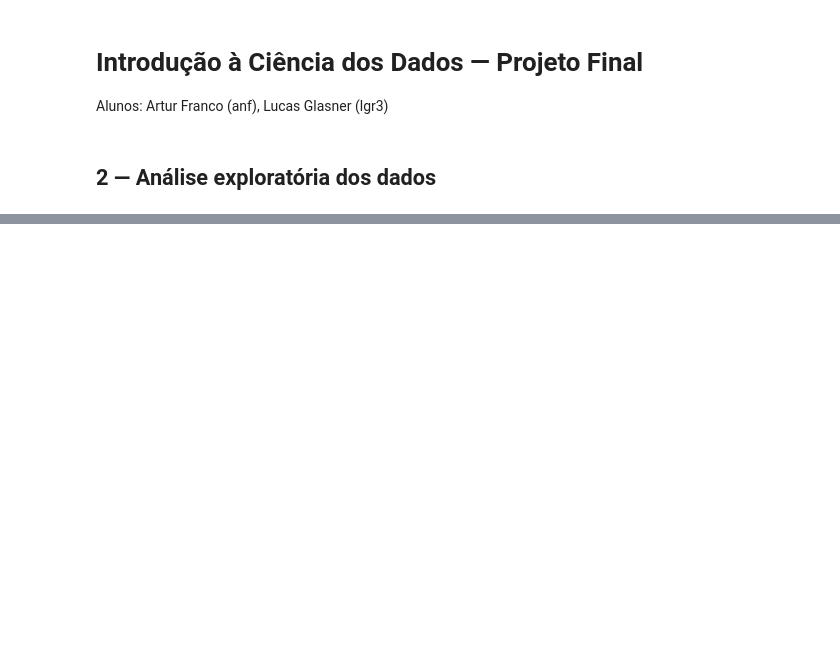
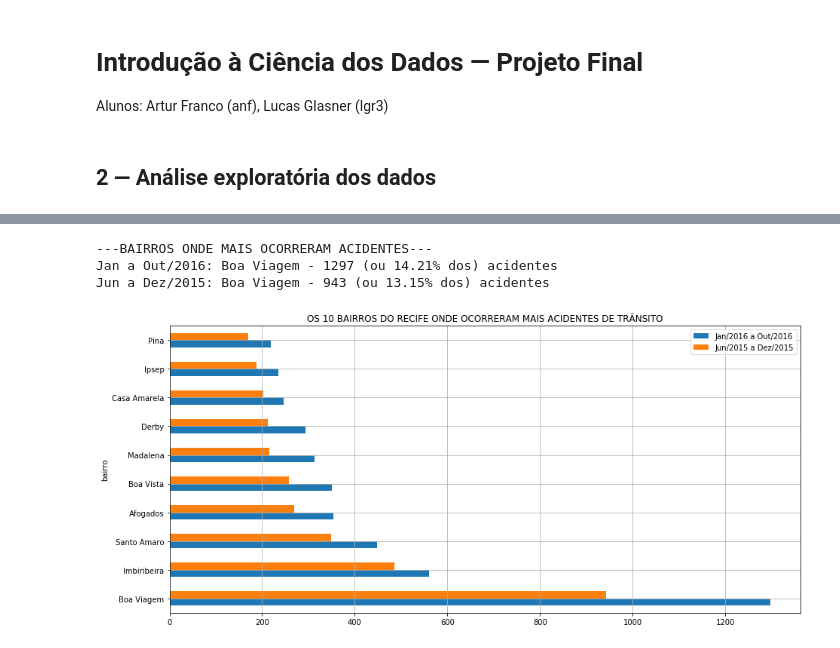
Before and after one commit to if1015-datascience-ufpe/projeto-2017-1-datascienceteam, a Jupyter notebook: 02_analises-e-resultados.ipynb, the cells around one changed output, grey strips where cells are left out. Saved outputs shown, nothing was run; the diff lists cells and outputs as text; code cells hidden in the pictures; blank space fills up the shorter version.

```diff
--- a/02_analises-e-resultados.ipynb
+++ b/02_analises-e-resultados.ipynb
@@ -13,0 +90,34 @@ from IPython.display import display
+# %%
+# Plots
+top10_bairros2016 = acidentes2016.groupby('bairro').size().sort_values(ascending=False)[:10]
+top10_bairros2016.to_frame()
+top10_bairros2015 = acidentes2015.groupby('bairro').size().sort_values(ascending=False)[:10]
+top10_bairros2015.to_frame()
+top10_bairros = pd.concat([top10_bairros2016, top10_bairros2015], axis=1)
+top10_bairros.columns = ['Jan/2016 a Out/2016','Jun/2015 a Dez/2015']
+top10_bairros.plot.barh(title='OS 10 BAIRROS DO RECIFE ONDE OCORRERAM MAIS ACIDENTES DE TRÂNSITO',
+                        grid=True, figsize=(15,7))
+
+# MODAS
+
+# Bairro onde mais ocorreu acidentes em 2016
+bairro_moda2016 = acidentes2016.bairro.mode()[0]
+qtd_bairro2016 = acidentes2016.groupby('bairro').size().sort_values(ascending=False)[0]
+
+# Bairro onde mais ocorreu acidentes em 2015
+bairro_moda2015 = acidentes2015.bairro.mode()[0]
+qtd_bairro2015 = acidentes2015.groupby('bairro').size().sort_values(ascending=False)[0]
+
+# Calculando porcentagens
+pct_bairro2016 = round(qtd_bairro2016*100.0/acidentes2016.shape[0], 2)
+pct_bairro2015 = round(qtd_bairro2015*100.0/acidentes2015.shape[0], 2)
+
+print('---BAIRROS ONDE MAIS OCORRERAM ACIDENTES---')
+print('Jan a Out/2016: {} - {} (ou {}% dos) acidentes'.format(bairro_moda2016, qtd_bairro2016, pct_bairro2016))
+print('Jun a Dez/2015: {} - {} (ou {}% dos) acidentes'.format(bairro_moda2015, qtd_bairro2015, pct_bairro2015))
+print(' ')
+# %% [output]
+---BAIRROS ONDE MAIS OCORRERAM ACIDENTES---
+Jan a Out/2016: Boa Viagem - 1297 (ou 14.21% dos) acidentes
+Jun a Dez/2015: Boa Viagem - 943 (ou 13.15% dos) acidentes
+[figure, added]
```
Also changed, not shown: parts of 30 cells of this notebook, 1 other file.
